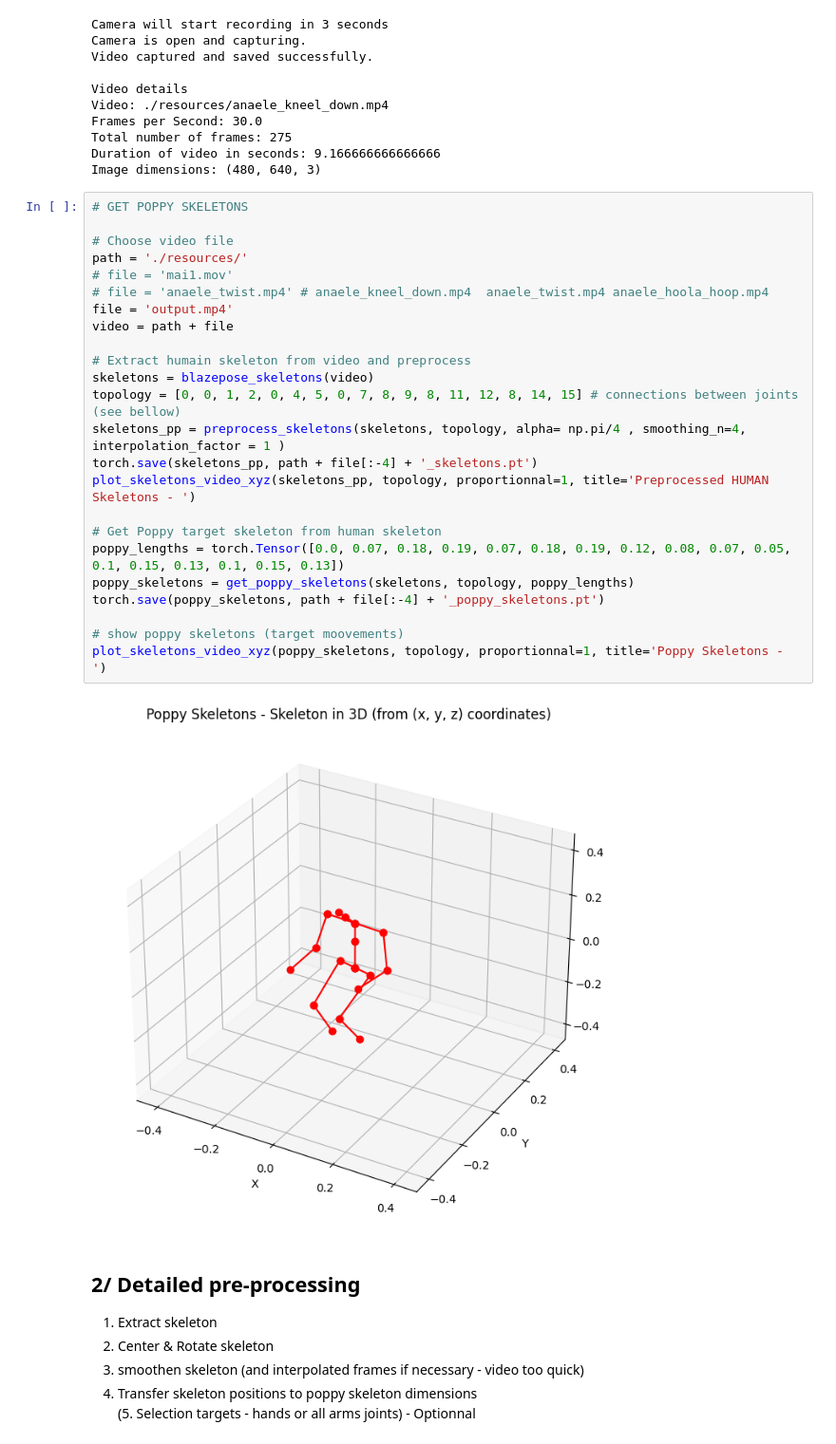
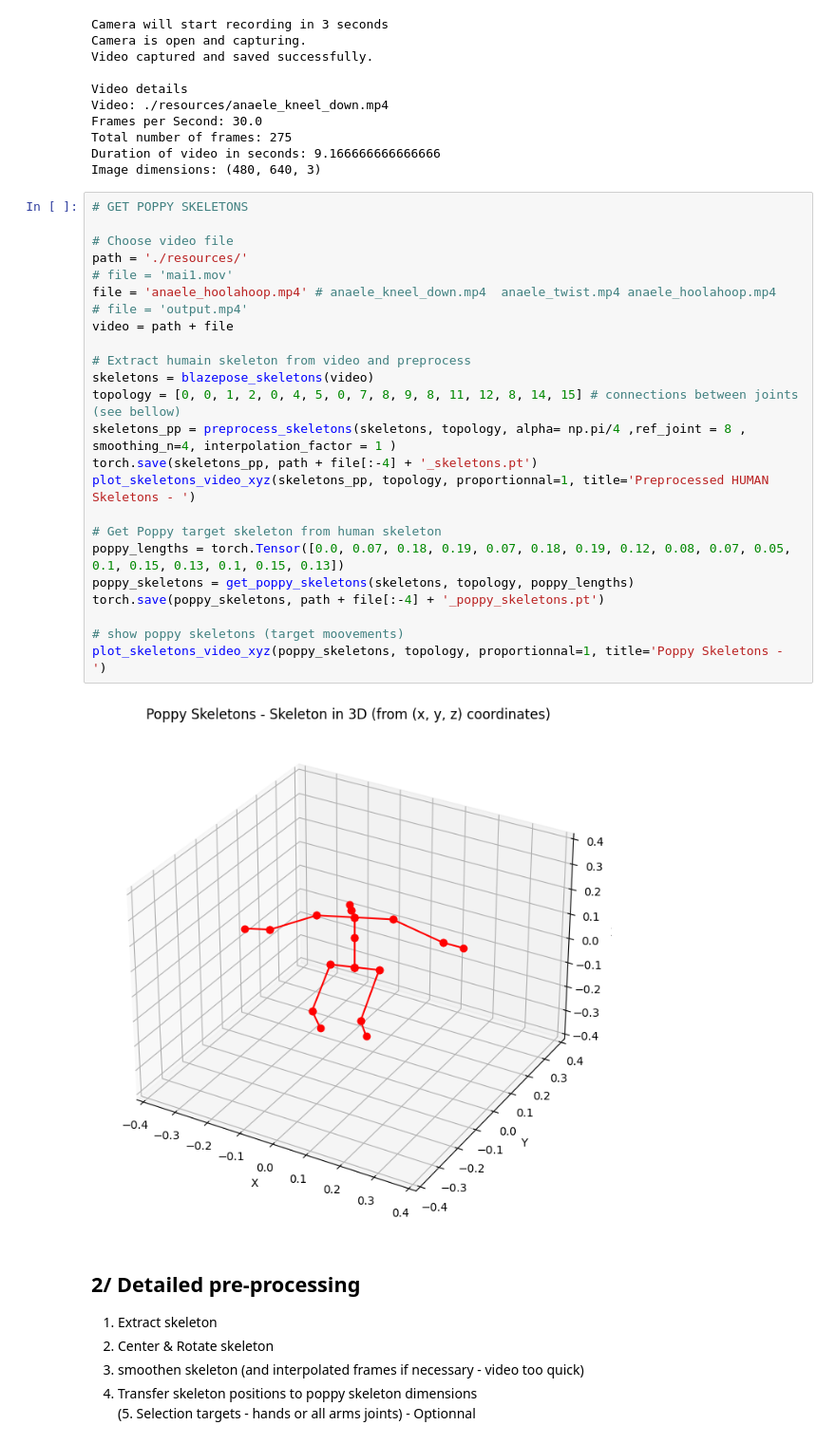
Before and after one commit to anaele-paris/Poppy, a Jupyter notebook: video_capturing.ipynb, the cells around one changed output. Shown at 95% size. Saved outputs shown, nothing was run; the diff lists cells and outputs as text.

```diff
--- a/video_capturing.ipynb
+++ b/video_capturing.ipynb
@@ -558,29 +558,29 @@ Image dimensions: (480, 640, 3)
 # %%
 # GET POPPY SKELETONS
 
 # Choose video file
 path = './resources/'
 # file = 'mai1.mov'
-# file = 'anaele_twist.mp4' # anaele_kneel_down.mp4  anaele_twist.mp4 anaele_hoola_hoop.mp4
-file = 'output.mp4'
+file = 'anaele_hoolahoop.mp4' # anaele_kneel_down.mp4  anaele_twist.mp4 anaele_hoolahoop.mp4
+# file = 'output.mp4'
 video = path + file
 
 # Extract humain skeleton from video and preprocess
 skeletons = blazepose_skeletons(video)
 topology = [0, 0, 1, 2, 0, 4, 5, 0, 7, 8, 9, 8, 11, 12, 8, 14, 15] # connections between joints (see bellow)
-skeletons_pp = preprocess_skeletons(skeletons, topology, alpha= np.pi/4 , smoothing_n=4, interpolation_factor = 1 )
+skeletons_pp = preprocess_skeletons(skeletons, topology, alpha= np.pi/4 ,ref_joint = 8 , smoothing_n=4, interpolation_factor = 1 )
 torch.save(skeletons_pp, path + file[:-4] + '_skeletons.pt')
 plot_skeletons_video_xyz(skeletons_pp, topology, proportionnal=1, title='Preprocessed HUMAN Skeletons - ')
 
 # Get Poppy target skeleton from human skeleton
 poppy_lengths = torch.Tensor([0.0, 0.07, 0.18, 0.19, 0.07, 0.18, 0.19, 0.12, 0.08, 0.07, 0.05, 0.1, 0.15, 0.13, 0.1, 0.15, 0.13])
 poppy_skeletons = get_poppy_skeletons(skeletons, topology, poppy_lengths)
 torch.save(poppy_skeletons, path + file[:-4] + '_poppy_skeletons.pt')
 
 # show poppy skeletons (target moovements)
 plot_skeletons_video_xyz(poppy_skeletons, topology, proportionnal=1, title='Poppy Skeletons - ')
 # %% [output]
-[figure, old version]
+[figure, new version]
 # %% [markdown]
 **2/ Detailed pre-processing**
 ---
```
Also changed, not shown: parts of 4 cells of this notebook, 3 other files.
